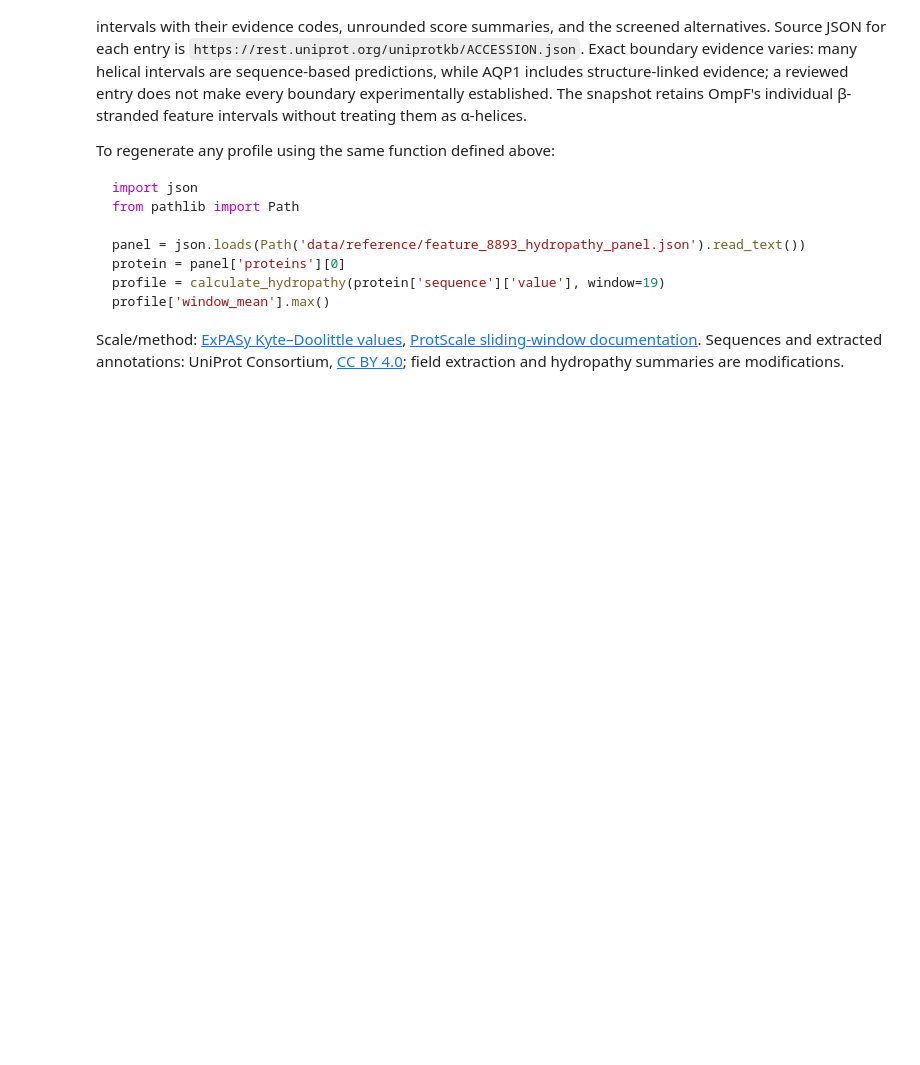
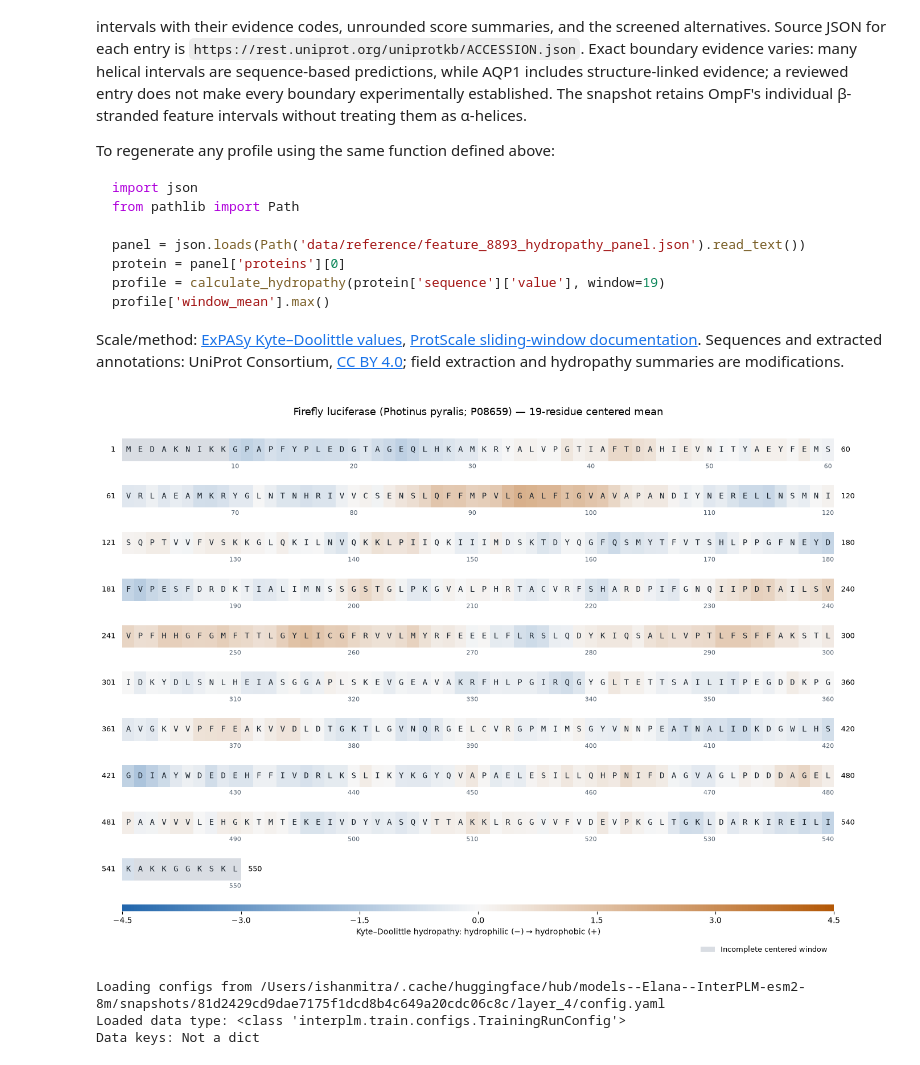
Before and after one commit to ishan4589/Interpreting-Protein-Language-Models-with-Biological-Evidence, a Jupyter notebook: 05_does_feature_8893_identify_hydrophobic_stretches.ipynb, the cells around one changed output. Cells and saved outputs as stored; diff of their text form; code cells hidden in the pictures; folded sections open; blank space fills up the shorter version.

Commit message:
Visualise the insect protein witht the hydrophobic regions.

```diff
--- a/05_does_feature_8893_identify_hydrophobic_stretches.ipynb
+++ b/05_does_feature_8893_identify_hydrophobic_stretches.ipynb
@@ -257,3 +240,36 @@ profile['window_mean'].max()
 Scale/method: [ExPASy Kyte–Doolittle values](https://web.expasy.org/protscale/pscale/Hphob.Doolittle.html), [ProtScale sliding-window documentation](https://web.expasy.org/protscale/protscale-doc.html). Sequences and extracted annotations: UniProt Consortium, [CC BY 4.0](https://www.uniprot.org/help/license); field extraction and hydropathy summaries are modifications.
 
 </details>
+# %%
+amino_acid_dict = get_amino_acid_sequence([
+    # Single-pass proteins.
+    'P02786',  # Transferrin receptor 1 (TFRC)
+    'P01732',  # CD8 alpha (CD8A)
+    'P0AEN4',  # Cell division protein FtsL
+    'P06821',  # Influenza A matrix protein 2 (M2)
+    'P32867',  # Yeast Sso1
+
+    # Multipass proteins.
+    'P29972',  # Aquaporin-1 (AQP1)
+    'P02920',  # Lactose permease (LacY)
+    'P25874',  # Uncoupling protein 1 (UCP1)
+    'P83755',  # Photosystem II protein D1 (PsbA)
+    'P32915',  # Yeast Sec61
+
+    # Diagnostic controls.
+    'Q03135',  # Caveolin-1: intramembrane insertion
+    'P08659',  # Firefly luciferase: soluble protein with a hydrophobic stretch
+    'P0DP23',  # Calmodulin-1: low-hydropathy soluble control
+    'P00698',  # Chicken lysozyme C: cleaved signal peptide
+    'P02931',  # Outer membrane porin F (OmpF): beta-barrel
+])
+# %%
+# Plot the 19-residue hydropathy profile for firefly luciferase.
+fig, axes = plot_hydropathy(
+    amino_acid_dict['P08659'],
+    window=19,
+    title='Firefly luciferase (Photinus pyralis; P08659)',
+)
+plt.show()
+# %% [output]
+[figure, added]
@@ -259,0 +299,11 @@ Scale/method: [ExPASy Kyte–Doolittle values](https://web.expasy.org/protscale/
+# %%
+# Load the pretrained SAE and switch to evaluation mode.
+sae = load_sae_from_hf(
+    plm_model="esm2-8m",
+    plm_layer=layer,
+)
+sae = sae.to("cpu").eval()
+# %% [output]
+Loading configs from /Users/ishanmitra/.cache/huggingface/hub/models--Elana--InterPLM-esm2-8m/snapshots/81d2429cd9dae7175f1dcd8b4c649a20cdc06c8c/layer_4/config.yaml
+Loaded data type: <class 'interplm.train.configs.TrainingRunConfig'>
+Data keys: Not a dict
```
Also changed, not shown: parts of 8 cells of this notebook.
